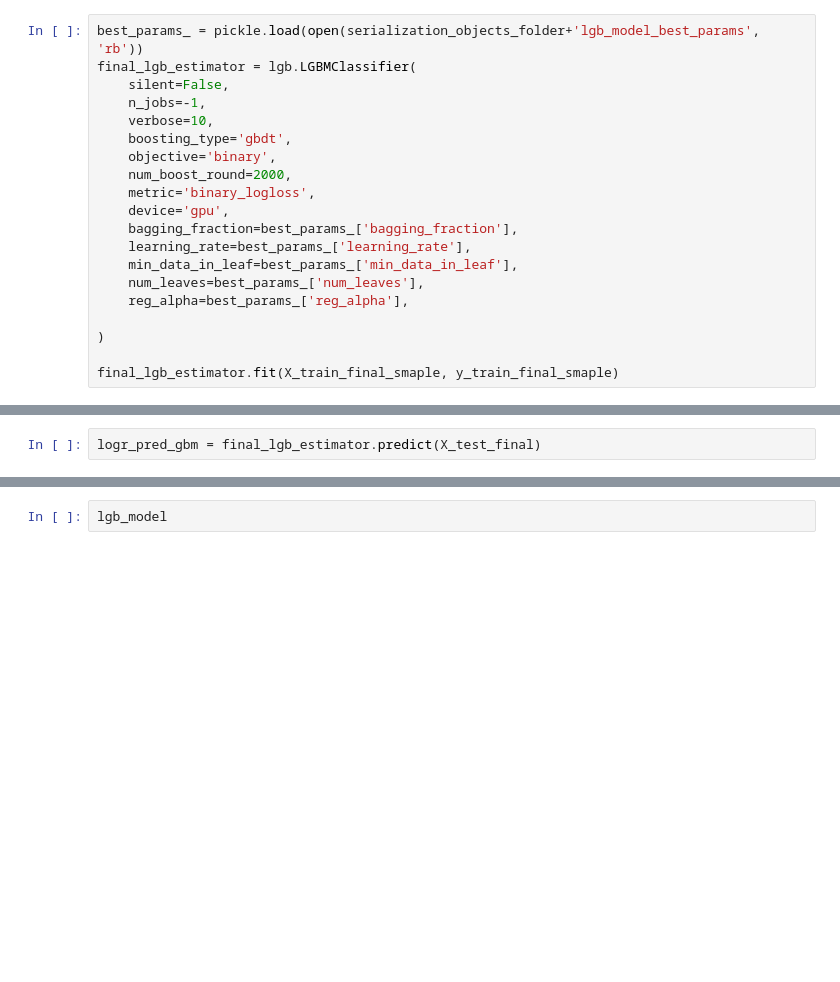
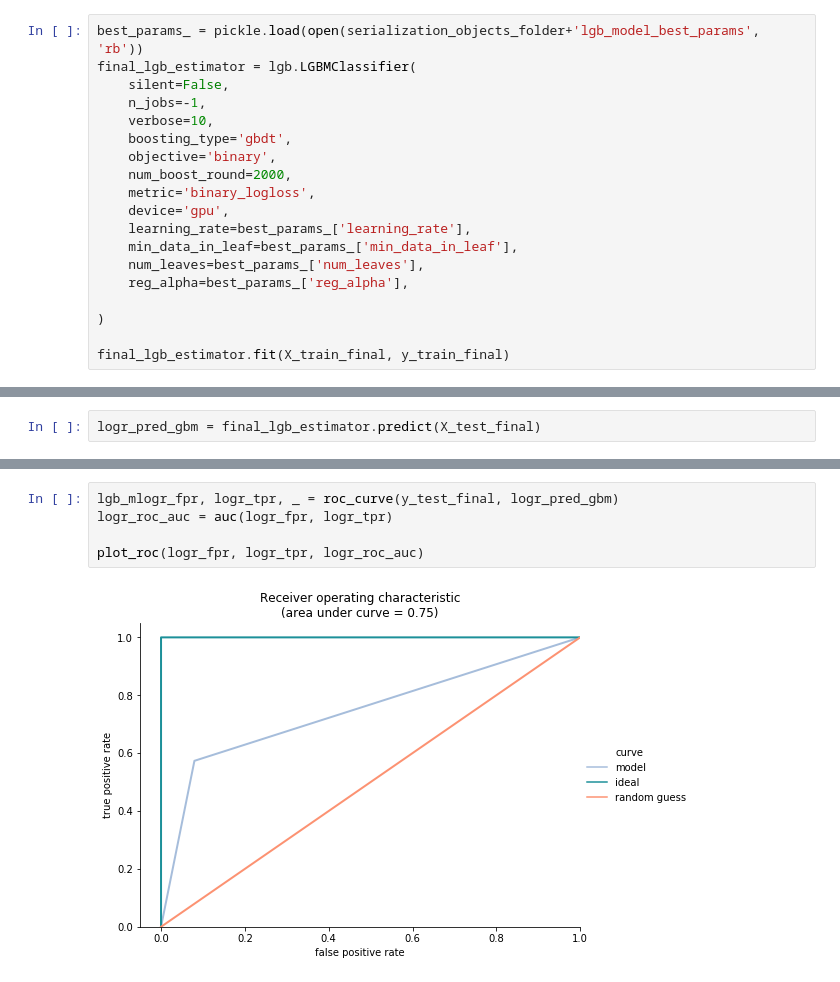
Before and after one commit to DenisOgr/ucu-2019-ml-final-project, a Jupyter notebook: notebooks/model_LR_GBM.ipynb, the cells around one changed output, grey strips where cells are left out. Cells and saved outputs as stored; diff of their text form; blank space fills up the shorter version.

```diff
--- a/notebooks/model_LR_GBM.ipynb
+++ b/notebooks/model_LR_GBM.ipynb
@@ -257,7 +254,6 @@ final_lgb_estimator = lgb.LGBMClassifier(
     num_boost_round=2000,
     metric='binary_logloss',
     device='gpu',
-    bagging_fraction=best_params_['bagging_fraction'],
     learning_rate=best_params_['learning_rate'],
     min_data_in_leaf=best_params_['min_data_in_leaf'],
     num_leaves=best_params_['num_leaves'],
@@ -265,5 +261,5 @@ final_lgb_estimator = lgb.LGBMClassifier(
 
 )
 
-final_lgb_estimator.fit(X_train_final_smaple, y_train_final_smaple)
+final_lgb_estimator.fit(X_train_final, y_train_final)
 # %% [output]
@@ -303,5 +298,10 @@ not duplicate       0.75      0.92      0.82     83725
     micro avg       0.75      0.75      0.75    132833
     macro avg       0.76      0.69      0.70    132833
  weighted avg       0.76      0.75      0.73    132833
-# %%
-lgb_model
+# %%
+lgb_mlogr_fpr, logr_tpr, _ = roc_curve(y_test_final, logr_pred_gbm)
+logr_roc_auc = auc(logr_fpr, logr_tpr)
+
+plot_roc(logr_fpr, logr_tpr, logr_roc_auc)
+# %% [output]
+[figure, added]
```
Also changed, not shown: parts of 7 cells of this notebook.
